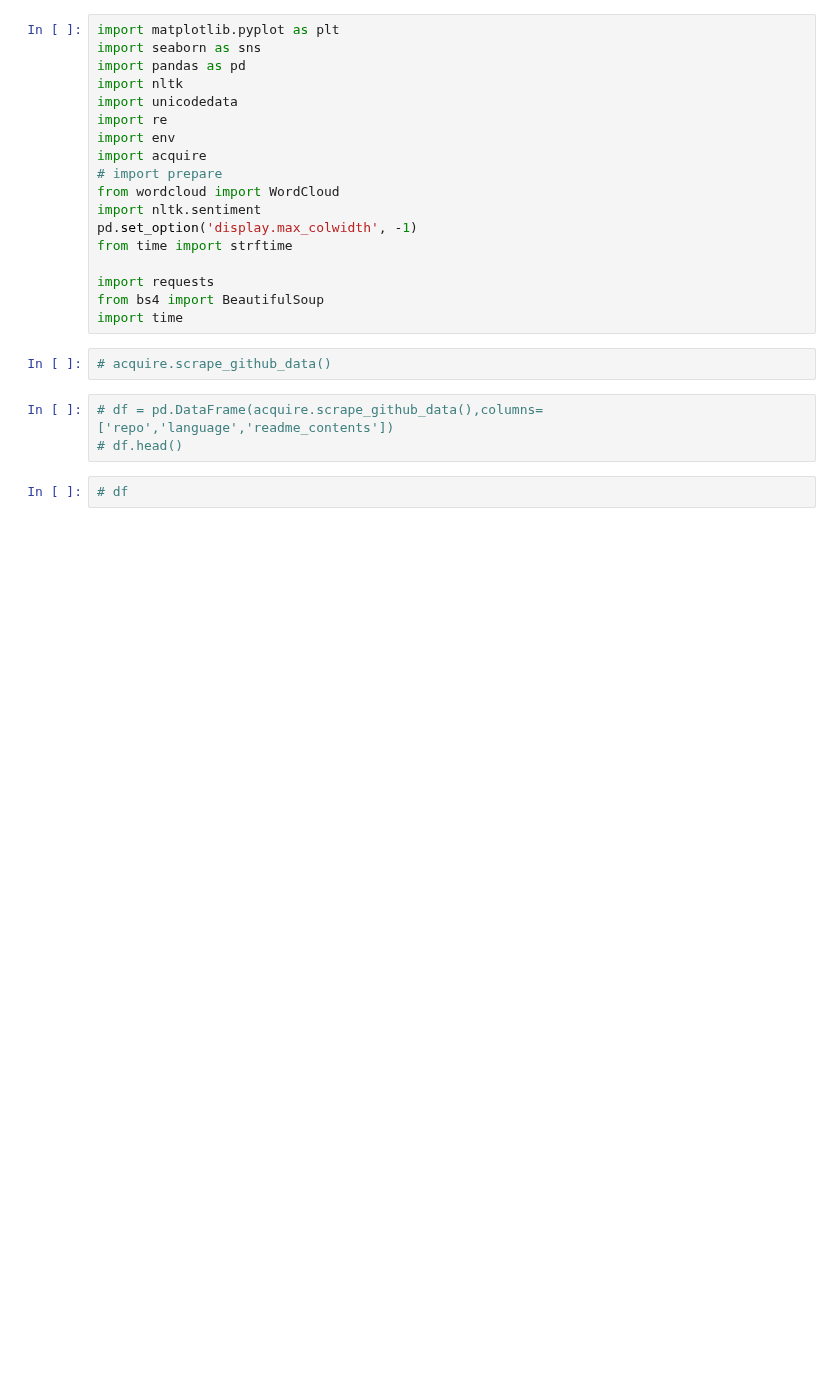
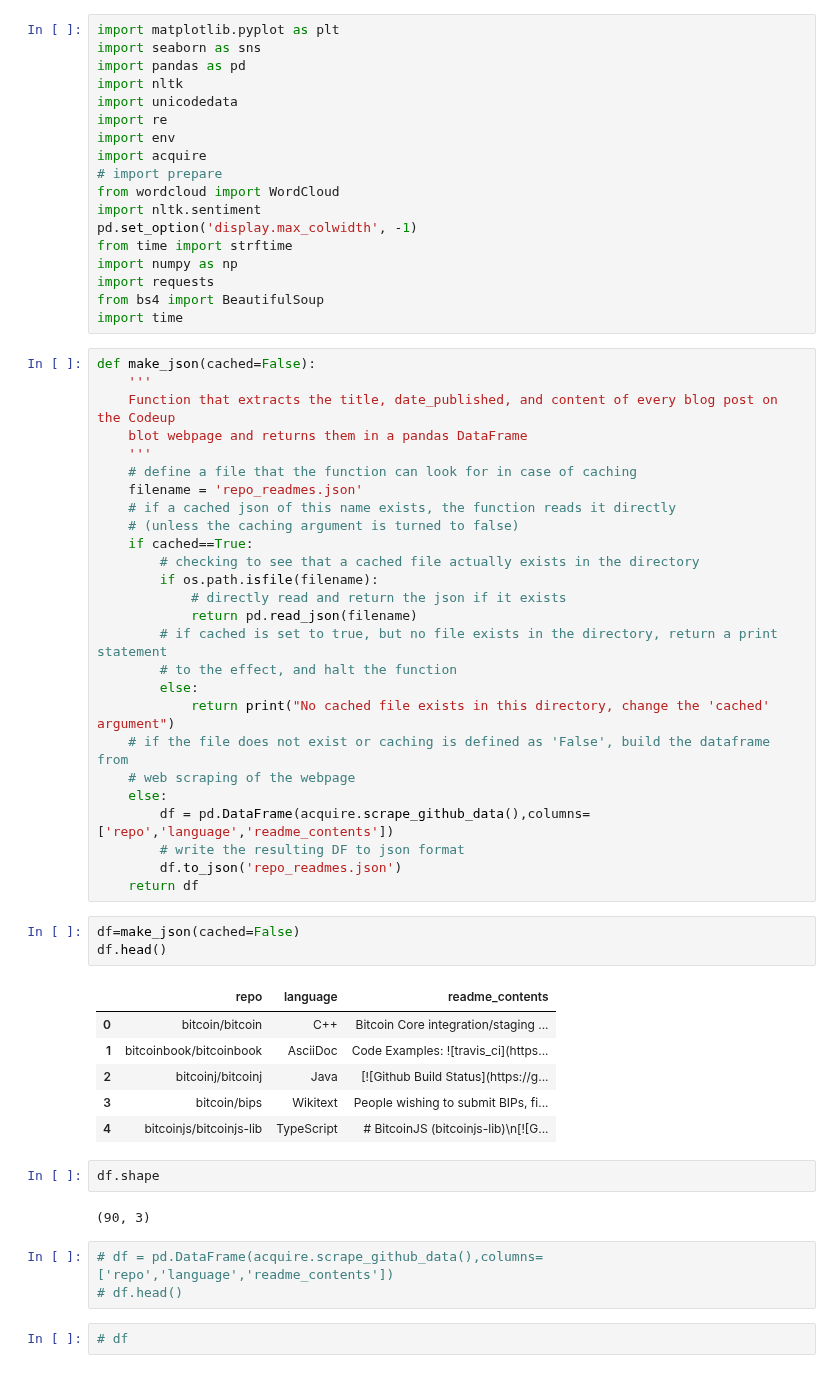
Before and after one commit to TeamAwesomeQuackers/NLP_Project, a Jupyter notebook: Workbooks/brian_explo_notebook.ipynb, the cells around one changed output. Cells and saved outputs as stored; diff of their text form; blank space fills up the shorter version.

Commit message:
add function to acquire and write readmes to json

```diff
--- a/Workbooks/brian_explo_notebook.ipynb
+++ b/Workbooks/brian_explo_notebook.ipynb
@@ -12,12 +12,50 @@ from wordcloud import WordCloud
 import nltk.sentiment
 pd.set_option('display.max_colwidth', -1)
 from time import strftime
-
+import numpy as np
 import requests
 from bs4 import BeautifulSoup
 import time
-# %%
-# acquire.scrape_github_data()
+# %%
+def make_json(cached=False):
+    '''
+    Function that extracts the title, date_published, and content of every blog post on the Codeup
+    blot webpage and returns them in a pandas DataFrame
+    '''
+    # define a file that the function can look for in case of caching
+    filename = 'repo_readmes.json'
+    # if a cached json of this name exists, the function reads it directly
+    # (unless the caching argument is turned to false)
+    if cached==True:
+        # checking to see that a cached file actually exists in the directory
+        if os.path.isfile(filename):
+            # directly read and return the json if it exists
+            return pd.read_json(filename)
+        # if cached is set to true, but no file exists in the directory, return a print statement
+        # to the effect, and halt the function
+        else:
+            return print("No cached file exists in this directory, change the 'cached' argument")
+    # if the file does not exist or caching is defined as 'False', build the dataframe from
+    # web scraping of the webpage
+    else:
+        df = pd.DataFrame(acquire.scrape_github_data(),columns=['repo','language','readme_contents'])
+        # write the resulting DF to json format
+        df.to_json('repo_readmes.json')
+    return df
+# %%
+df=make_json(cached=False)
+df.head()
+# %% [output]
+|  | repo | language | readme_contents |
+| 0 | bitcoin/bitcoin | C++ | Bitcoin Core integration/staging ... |
+| 1 | bitcoinbook/bitcoinbook | AsciiDoc | Code Examples: ![travis_ci](https... |
+| 2 | bitcoinj/bitcoinj | Java | [![Github Build Status](https://g... |
+| 3 | bitcoin/bips | Wikitext | People wishing to submit BIPs, fi... |
+| 4 | bitcoinjs/bitcoinjs-lib | TypeScript | # BitcoinJS (bitcoinjs-lib)\n[![G... |
+# %%
+df.shape
+# %% [output]
+(90, 3)
 # %%
 # df = pd.DataFrame(acquire.scrape_github_data(),columns=['repo','language','readme_contents'])
 # df.head()
```
Also changed, not shown: parts of 12 cells of this notebook, 1 other file.
